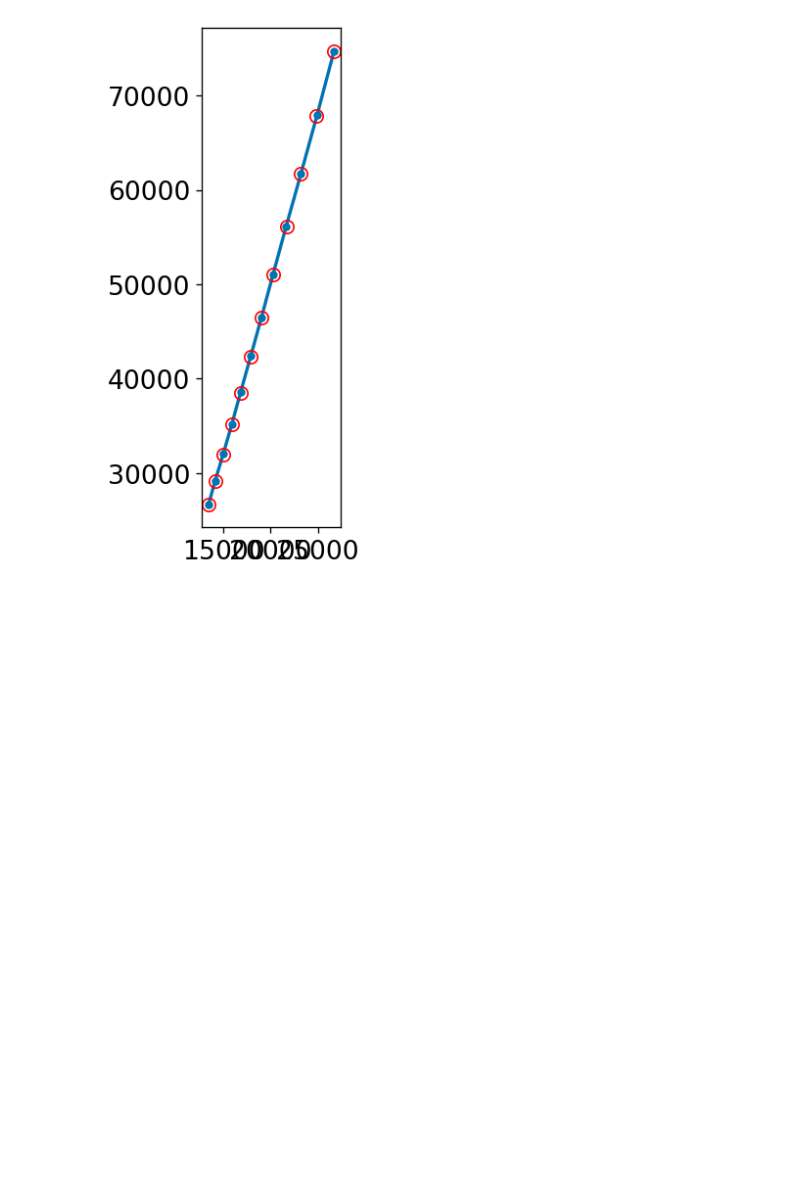
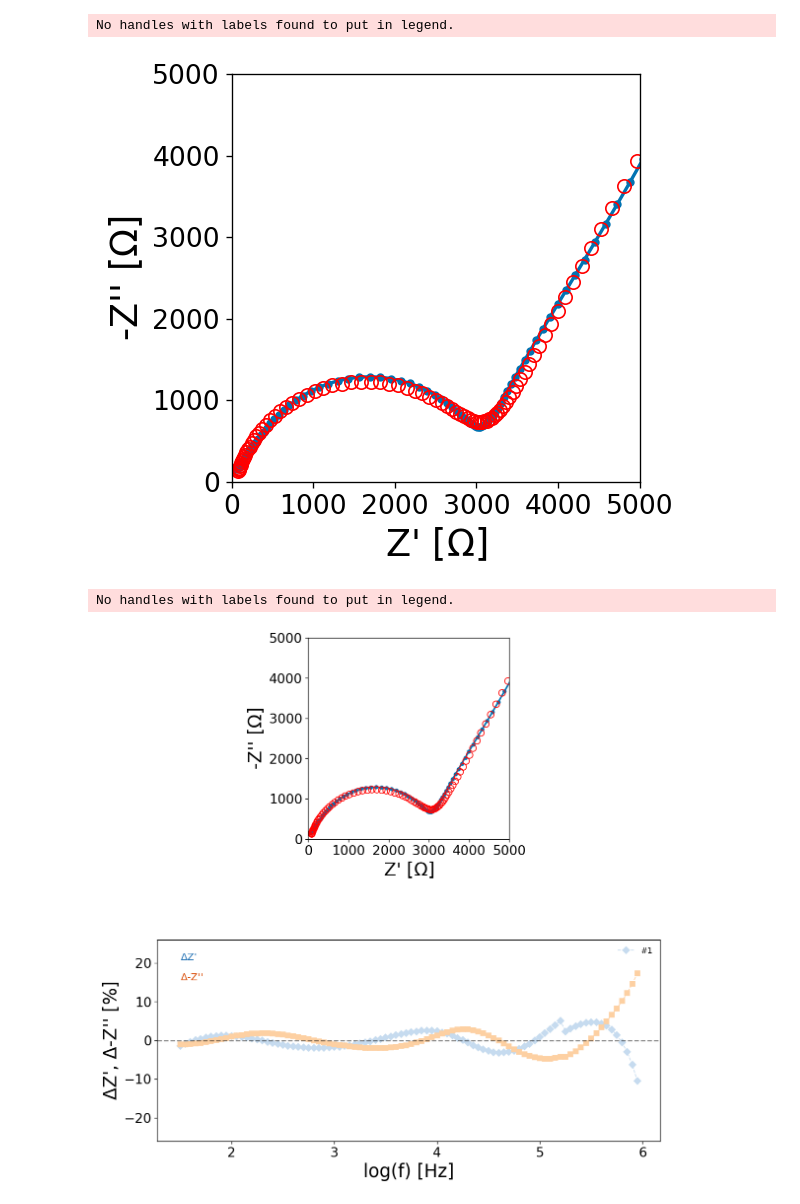
Before and after one commit to WildcatDiscovery/Kyler_Speed_Circuit, a Jupyter notebook: python_notebooks/linear_kk.ipynb, the cells around one changed output. Saved outputs shown, nothing was run; the diff lists cells and outputs as text; code cells hidden in the pictures; blank space fills up the shorter version.

```diff
--- a/python_notebooks/linear_kk.ipynb
+++ b/python_notebooks/linear_kk.ipynb
@@ -54,7 +54,13 @@ ITERATION NO:  4999
 # %%
-adj_re.mpt_plot(fitting = 'on')
+adj_re.mpt_plot(fitting = 'on', x_window = [0,5000], y_window = [0,5000])
 # %% [output]
+No handles with labels found to put in legend.
-[figure, old version]
+[figure, new version]
+# %%
+adj_re.mpt_plot(fitting = 'on',rr = 'on', x_window = [0,5000], y_window = [0,5000])
+# %% [output]
+No handles with labels found to put in legend.
+[figure, added]
 # %%
 final_package = adj_re.fit_Rs, adj_re.fit_R, adj_re.fit_Q, adj_re.fit_n, adj_re.fit_R2, adj_re.fit_Q2, adj_re.fit_n2
 # %%
```
Also changed, not shown: parts of 7 cells of this notebook.
